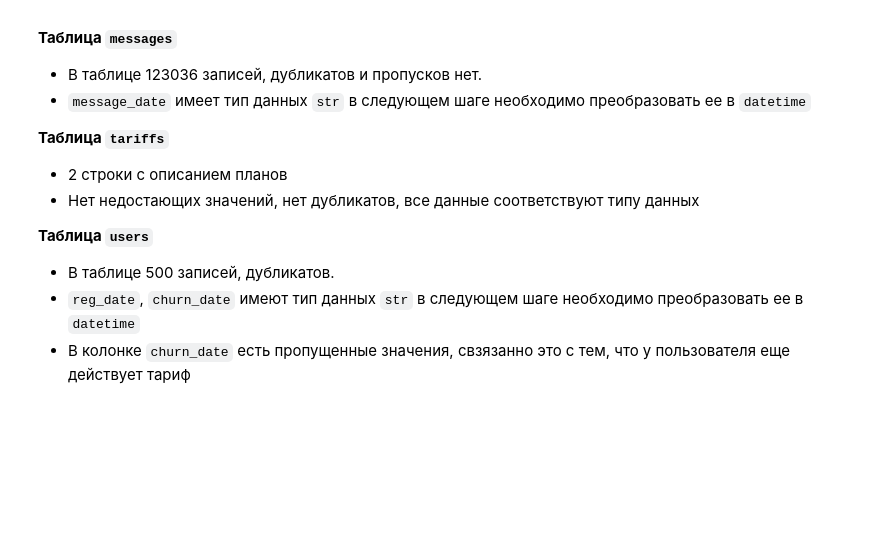
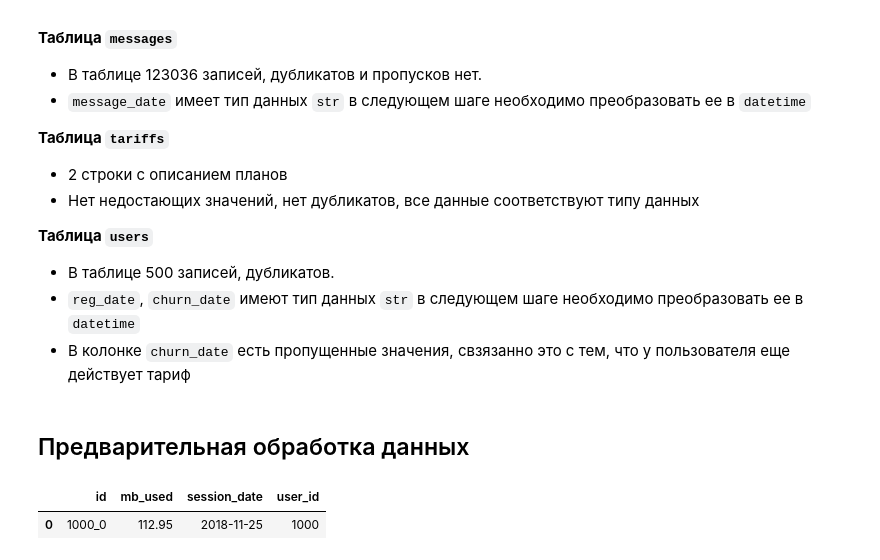
Before and after one commit to artkriukov/portfolio, a Jupyter notebook: telecom_tariff_revenue/telecom_tariff_revenue.ipynb, the cells around one changed output. Cells and saved outputs as stored; diff of their text form; code cells hidden in the pictures; blank space fills up the shorter version.

```diff
--- a/telecom_tariff_revenue/telecom_tariff_revenue.ipynb
+++ b/telecom_tariff_revenue/telecom_tariff_revenue.ipynb
@@ -202,3 +204,12 @@ DESCRIBE
 - В таблице 500 записей, дубликатов.
 - `reg_date`, `churn_date` имеют тип данных `str` в следующем шаге необходимо преобразовать ее в `datetime`
 - В колонке `churn_date` есть пропущенные значения, свзязанно это с тем, что у пользователя еще действует тариф
+# %% [markdown]
+## Предварительная обработка данных
+# %%
+# Удалим дублирующую колонку в таблице internet
+internet.drop(columns='Unnamed: 0', inplace=True)
+internet.head(1)
+# %% [output]
+|  | id | mb_used | session_date | user_id |
+| 0 | 1000_0 | 112.95 | 2018-11-25 | 1000 |
```
Also changed, not shown: parts of 13 cells of this notebook, 1 other file.
